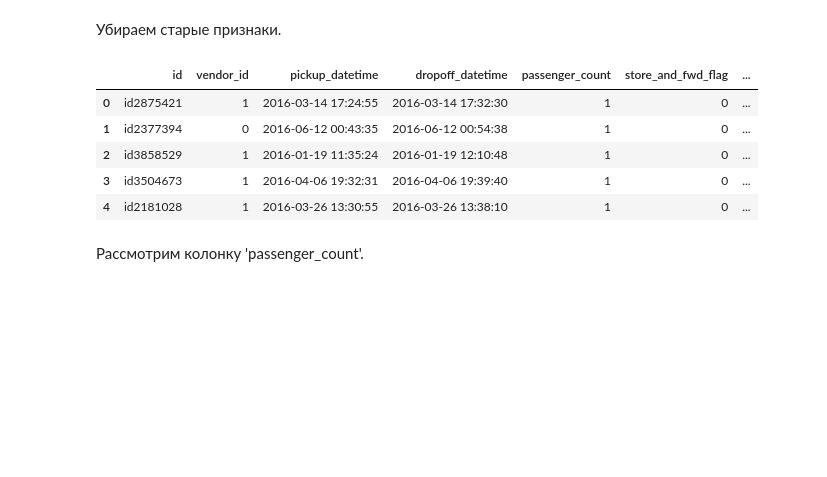
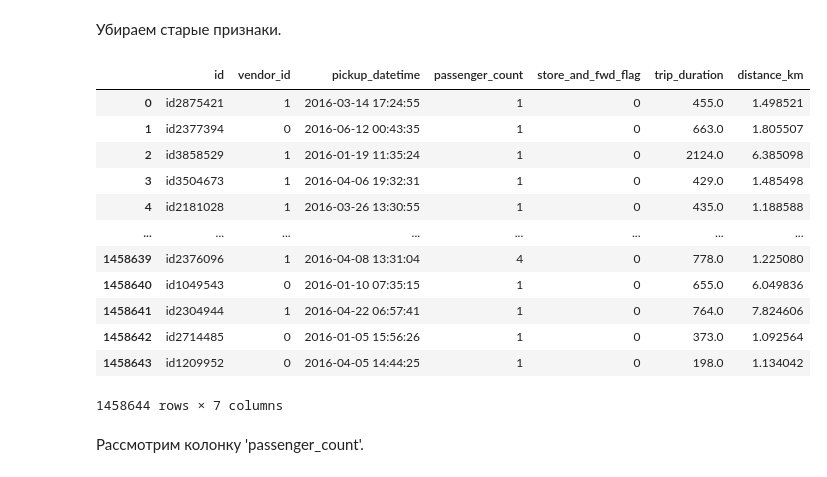
Before and after one commit to evgx81/ml-projects, a Jupyter notebook: ml/taxies_prepare_data.ipynb, the cells around one changed output. Cells and saved outputs as stored; diff of their text form; code cells hidden in the pictures; blank space fills up the shorter version.

```diff
--- a/ml/taxies_prepare_data.ipynb
+++ b/ml/taxies_prepare_data.ipynb
@@ -120,14 +106,23 @@ taxies
 # %% [markdown]
 Убираем старые признаки.
 # %%
-taxies.drop(['pickup_longitude', 'pickup_latitude', 'dropoff_longitude', 'dropoff_latitude'], axis=1).head()
+taxies = taxies.drop(['pickup_longitude', 'pickup_latitude', 'dropoff_longitude', 'dropoff_latitude'], axis=1)
-# %% [output]
-|  | id | vendor_id | pickup_datetime | dropoff_datetime | passenger_count | store_and_fwd_flag | ... |
-| 0 | id2875421 | 1 | 2016-03-14 17:24:55 | 2016-03-14 17:32:30 | 1 | 0 | ... |
-| 1 | id2377394 | 0 | 2016-06-12 00:43:35 | 2016-06-12 00:54:38 | 1 | 0 | ... |
-| 2 | id3858529 | 1 | 2016-01-19 11:35:24 | 2016-01-19 12:10:48 | 1 | 0 | ... |
-| 3 | id3504673 | 1 | 2016-04-06 19:32:31 | 2016-04-06 19:39:40 | 1 | 0 | ... |
-| 4 | id2181028 | 1 | 2016-03-26 13:30:55 | 2016-03-26 13:38:10 | 1 | 0 | ... |
+# %%
+taxies
+# %% [output]
+|  | id | vendor_id | pickup_datetime | passenger_count | store_and_fwd_flag | trip_duration | distance_km |
+| 0 | id2875421 | 1 | 2016-03-14 17:24:55 | 1 | 0 | 455.0 | 1.498521 |
+| 1 | id2377394 | 0 | 2016-06-12 00:43:35 | 1 | 0 | 663.0 | 1.805507 |
+| 2 | id3858529 | 1 | 2016-01-19 11:35:24 | 1 | 0 | 2124.0 | 6.385098 |
+| 3 | id3504673 | 1 | 2016-04-06 19:32:31 | 1 | 0 | 429.0 | 1.485498 |
+| 4 | id2181028 | 1 | 2016-03-26 13:30:55 | 1 | 0 | 435.0 | 1.188588 |
+| ... | ... | ... | ... | ... | ... | ... | ... |
+| 1458639 | id2376096 | 1 | 2016-04-08 13:31:04 | 4 | 0 | 778.0 | 1.225080 |
+| 1458640 | id1049543 | 0 | 2016-01-10 07:35:15 | 1 | 0 | 655.0 | 6.049836 |
+| 1458641 | id2304944 | 1 | 2016-04-22 06:57:41 | 1 | 0 | 764.0 | 7.824606 |
+| 1458642 | id2714485 | 0 | 2016-01-05 15:56:26 | 1 | 0 | 373.0 | 1.092564 |
+| 1458643 | id1209952 | 0 | 2016-04-05 14:44:25 | 1 | 0 | 198.0 | 1.134042 |
+1458644 rows × 7 columns
 # %% [markdown]
 Рассмотрим колонку 'passenger_count'.
 # %%
```
Also changed, not shown: parts of 9 cells of this notebook.
